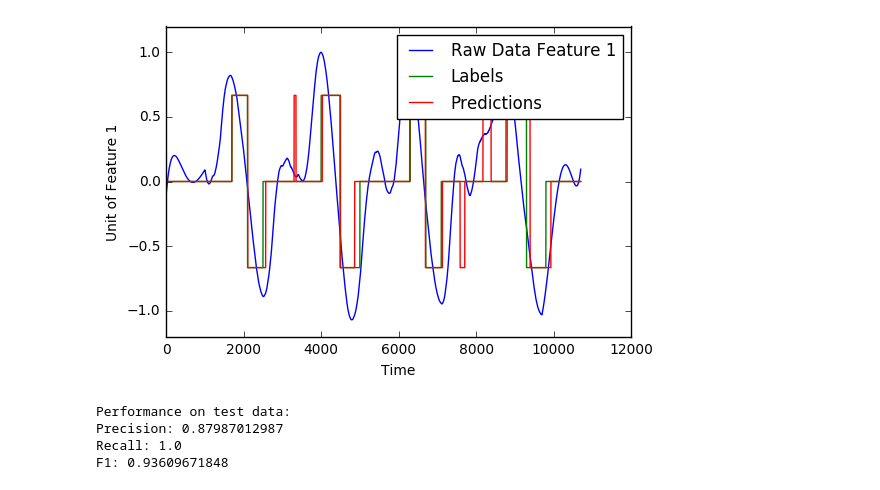
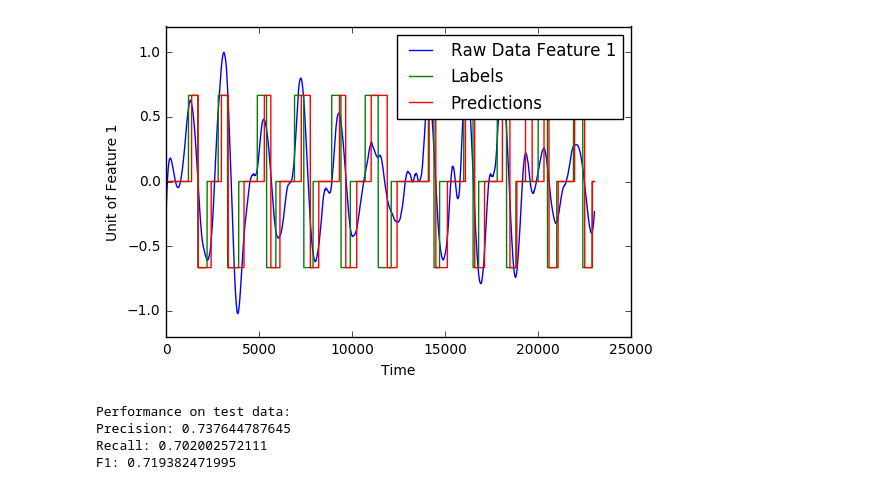
Before and after one commit to levinwil/AirStar, a Jupyter notebook: Jupyter_MDs/Predictions.ipynb, the cells around one changed output. Saved outputs shown, nothing was run; the diff lists cells and outputs as text; code cells hidden in the pictures.

Commit message:
completely redid data sets

```diff
--- a/Jupyter_MDs/Predictions.ipynb
+++ b/Jupyter_MDs/Predictions.ipynb
@@ -8,15 +7,14 @@ Using TensorFlow backend.
 # %%
 mlp = MLP()
-mlp.set_model("/Users/williamlevine/Documents/BCI/AirStar/LearningModel/saved_models/Post-Savgol-MLP.h5")
+mlp.set_model("/Users/williamlevine/Documents/BCI/AirStar/LearningModel/saved_models/1000-Iter-MLP.h5")
 # %%
-test_data = pickle.load(open("/Users/williamlevine/Downloads/6-seconds-trial-1.MultFeat"))
+test_data = pickle.load(open("/Users/williamlevine/Downloads/5-seconds-trial-1.MultFeat"))
 test_labels = test_data[1]
 test_x = np.array([test_data[0]])
-
-mlp.evaluate(test_x[0], test_labels, min_size = 50, display_feat = 1)
+mlp.evaluate(test_x[0], test_labels, min_size = 150, display_feat = 1)
 # %% [output]
-[figure, old version]
+[figure, new version]
 Performance on test data:
-Precision: 0.87987012987
-Recall: 1.0
-F1: 0.93609671848
+Precision: 0.737644787645
+Recall: 0.702002572111
+F1: 0.719382471995
```
Also changed, not shown: parts of 1 cell of this notebook, 7 other files.
